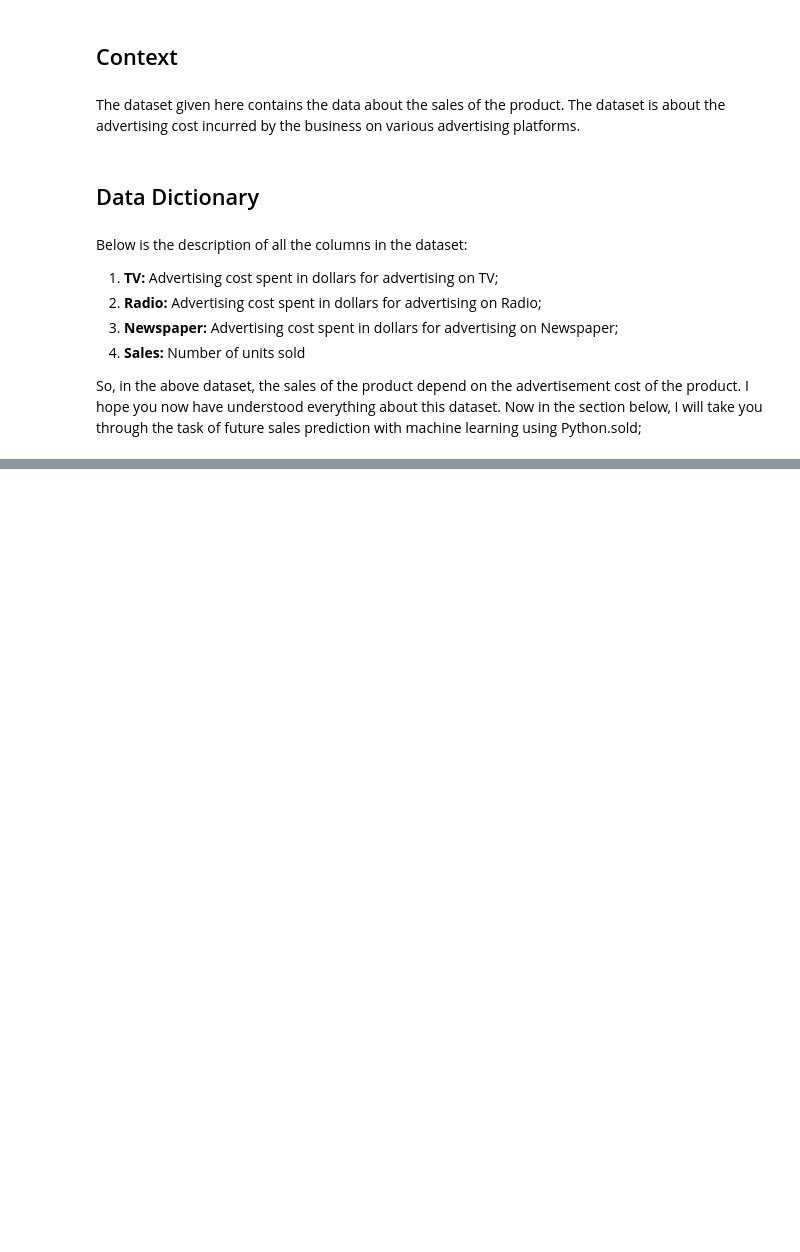
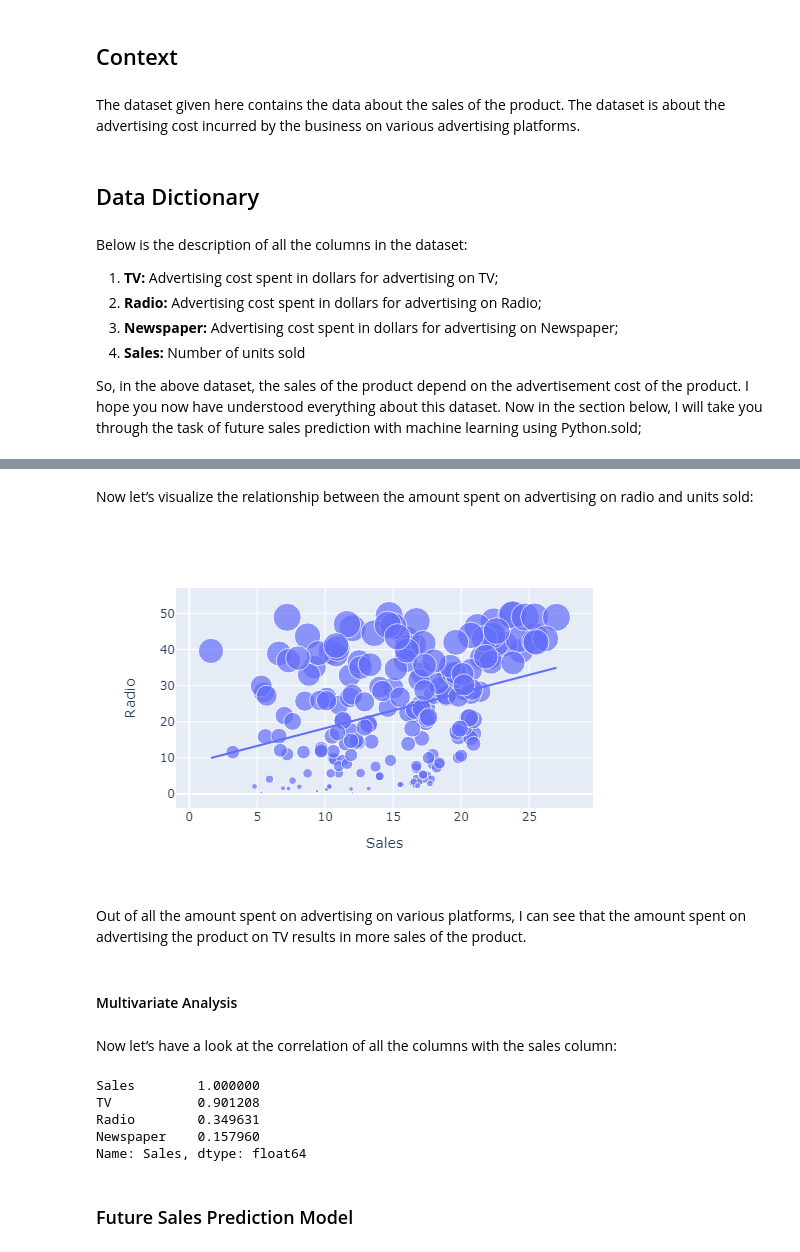
Before and after one commit to LuckyEjenaviSalomi/Data-Science_new, a Jupyter notebook: 0. Projects/201. Future Sales Prediction/Future Sales Prediction.ipynb, the cells around one changed output, grey strips where cells are left out. Saved outputs shown, nothing was run; the diff lists cells and outputs as text; code cells hidden in the pictures; blank space fills up the shorter version.

Commit message:
Update the model

```diff
--- a/0. Projects/201. Future Sales Prediction/Future Sales Prediction.ipynb
+++ b/0. Projects/201. Future Sales Prediction/Future Sales Prediction.ipynb
@@ -26,0 +91,25 @@ So, in the above dataset, the sales of the product depend on the advertisement c
+# %% [markdown]
+Now let’s visualize the relationship between the amount spent on advertising on radio and units sold:
+# %%
+figure = px.scatter(data_frame = data, x="Sales",
+                    y="Radio", size="Radio", trendline="ols")
+figure.show()
+# %% [output]
+[figure, added]
+# %% [markdown]
+Out of all the amount spent on advertising on various platforms, I can see that the amount spent on advertising the product on TV results in more sales of the product.
+# %% [markdown]
+#### Multivariate Analysis
+# %% [markdown]
+Now let’s have a look at the correlation of all the columns with the sales column:
+# %%
+correlation = data.corr()
+print(correlation["Sales"].sort_values(ascending=False))
+# %% [output]
+Sales        1.000000
+TV           0.901208
+Radio        0.349631
+Newspaper    0.157960
+Name: Sales, dtype: float64
+# %% [markdown]
+### Future Sales Prediction Model
```
Also changed, not shown: parts of 30 cells of this notebook.
